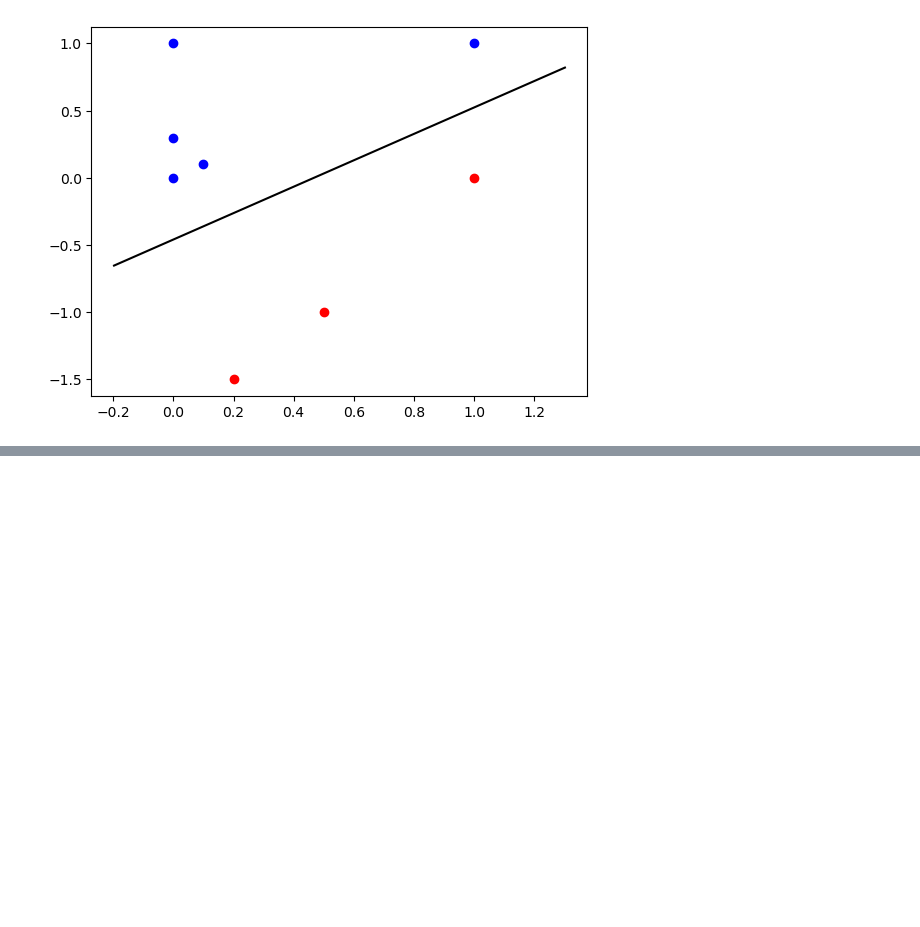
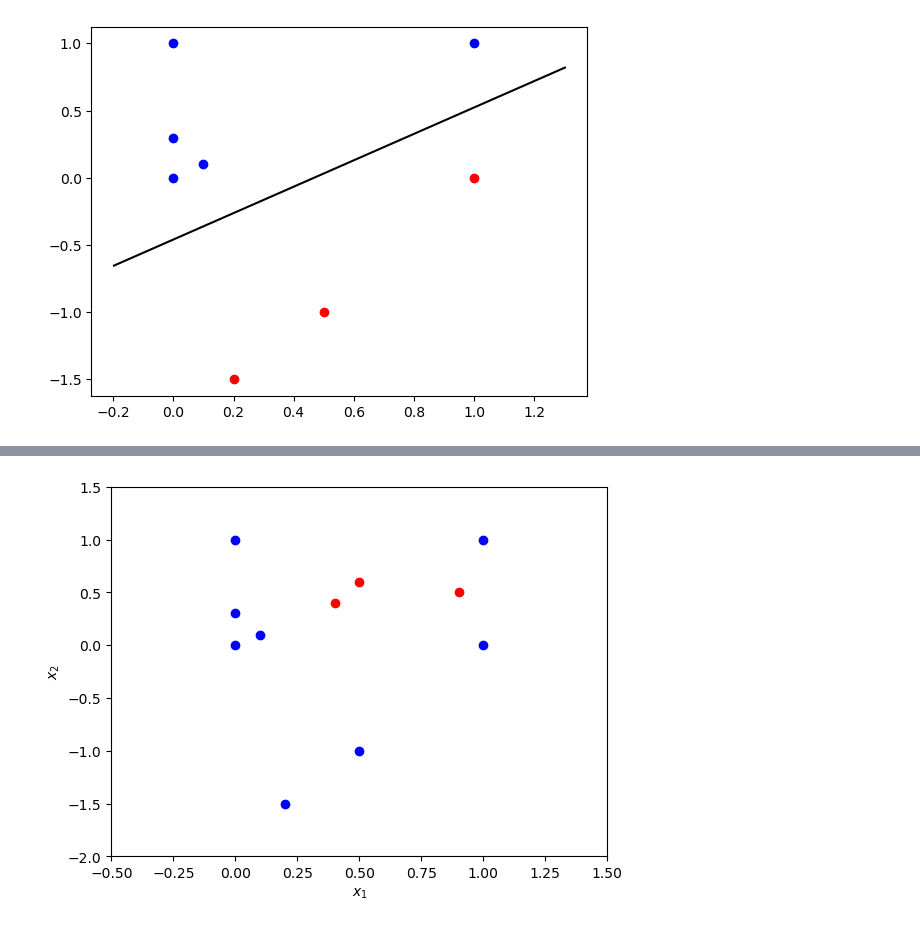
Before and after one commit to rzarno/neural-network-perceptron-in-python, a Jupyter notebook: perceptron_for_classification.ipynb, the cells around one changed output, grey strips where cells are left out. Drawn from its saved outputs; the diff is of its cells as text; code cells hidden in the pictures; blank space fills up the shorter version.

```diff
--- a/perceptron_for_classification.ipynb
+++ b/perceptron_for_classification.ipynb
@@ -406,0 +565,18 @@ Predicted target values: [[ True False False False  True False  True False]]
+# %%
+fig, ax = plt.subplots()
+# Data points (observations) from two classes.
+for idx,x in enumerate(X_pred[0]):
+    if Y_pred[0][idx] == 1:
+        color = 'r'
+    else:
+        color = 'b'
+    ax.scatter(x, X_pred[1][idx], color=color)
+
+ax.set_xlim([X_pred[0].min()-0.5, X_pred[0].max()+0.5])
+ax.set_ylim([X_pred[1].min()-0.5, X_pred[1].max()+0.5])
+ax.set_xlabel('$x_1$')
+ax.set_ylabel('$x_2$')
+plt.plot()
+plt.show()
+# %% [output]
+[figure, added]
```
Also changed, not shown: parts of 11 cells of this notebook.
